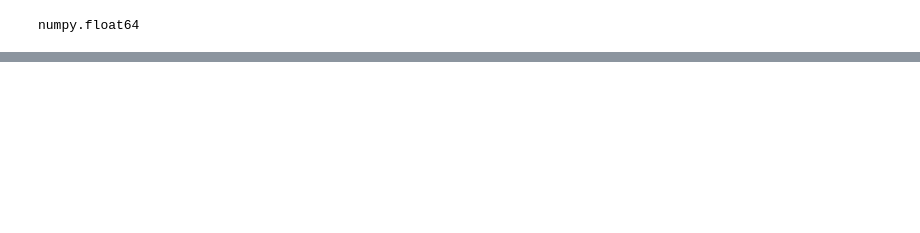
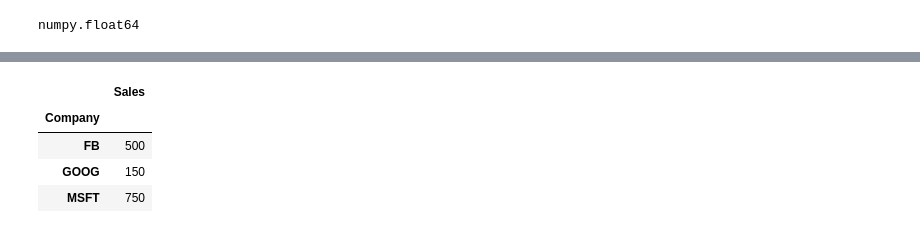
Before and after one commit to midhunmathewsunny/PractiseDataScience, a Jupyter notebook: Python_Pandas.ipynb, the cells around one changed output, grey strips where cells are left out. Cells and saved outputs as stored; diff of their text form; code cells hidden in the pictures; blank space fills up the shorter version.

```diff
--- a/Python_Pandas.ipynb
+++ b/Python_Pandas.ipynb
@@ -197,0 +218,8 @@ df
+# %%
+byComp.sum()
+# %% [output]
+|  | Sales |
+| Company |  |
+| FB | 500 |
+| GOOG | 150 |
+| MSFT | 750 |
```
Also changed, not shown: parts of 26 cells of this notebook, 4 other files.
